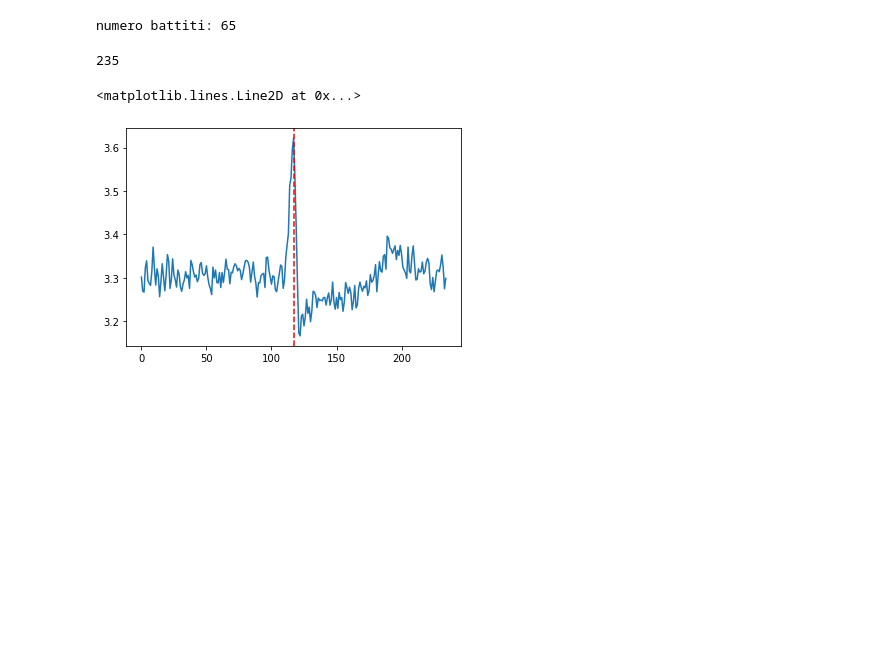
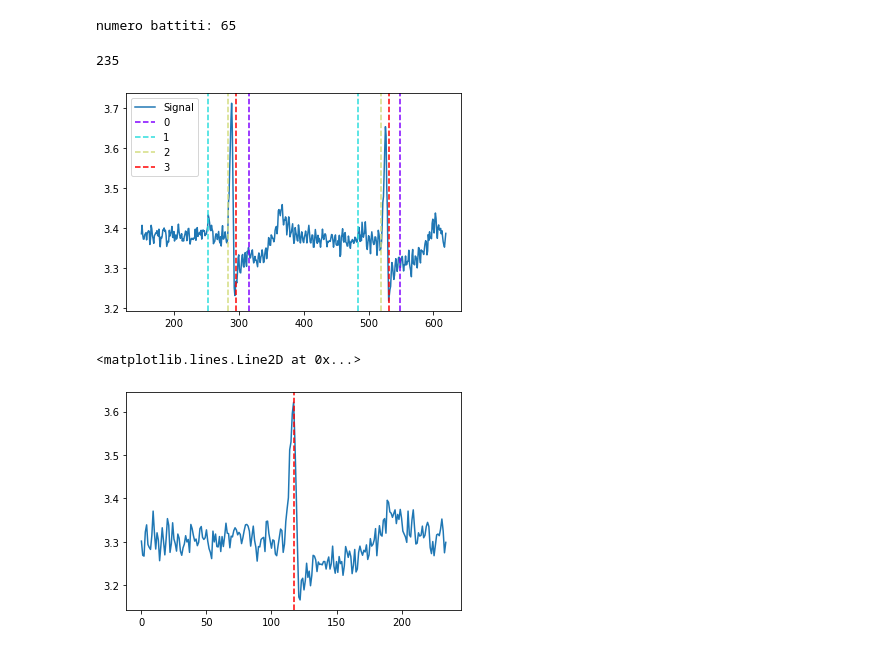
Before and after one commit to eriesp/ECGanalysis, a Jupyter notebook: Extracting the heartbeats creating the datasets Second patient.ipynb, the cells around one changed output. Drawn from its saved outputs; the diff is of its cells as text; code cells hidden in the pictures; blank space fills up the shorter version.

```diff
--- a/Extracting the heartbeats creating the datasets Second patient.ipynb
+++ b/Extracting the heartbeats creating the datasets Second patient.ipynb
@@ -258,6 +272,13 @@ single_hb = np.zeros([period,length])
 # balzo il primo battio
 for i in range(length - 1):
     single_hb[:,i] = signal[picchi[i]-semi_period:picchi[i]+semi_period + 1]
+# %%
+plot = nk.events_plot([waves_dwt['ECG_T_Peaks'][:2],
+                       waves_dwt['ECG_P_Peaks'][:2],
+                       waves_dwt['ECG_Q_Peaks'][:2],
+                       waves_dwt['ECG_S_Peaks'][:2]], signal[150:2*period+150])
+# %% [output]
+[figure, added]
 # %%
 i = 15
 
```
Also changed, not shown: parts of 11 cells of this notebook, 8 other files.
